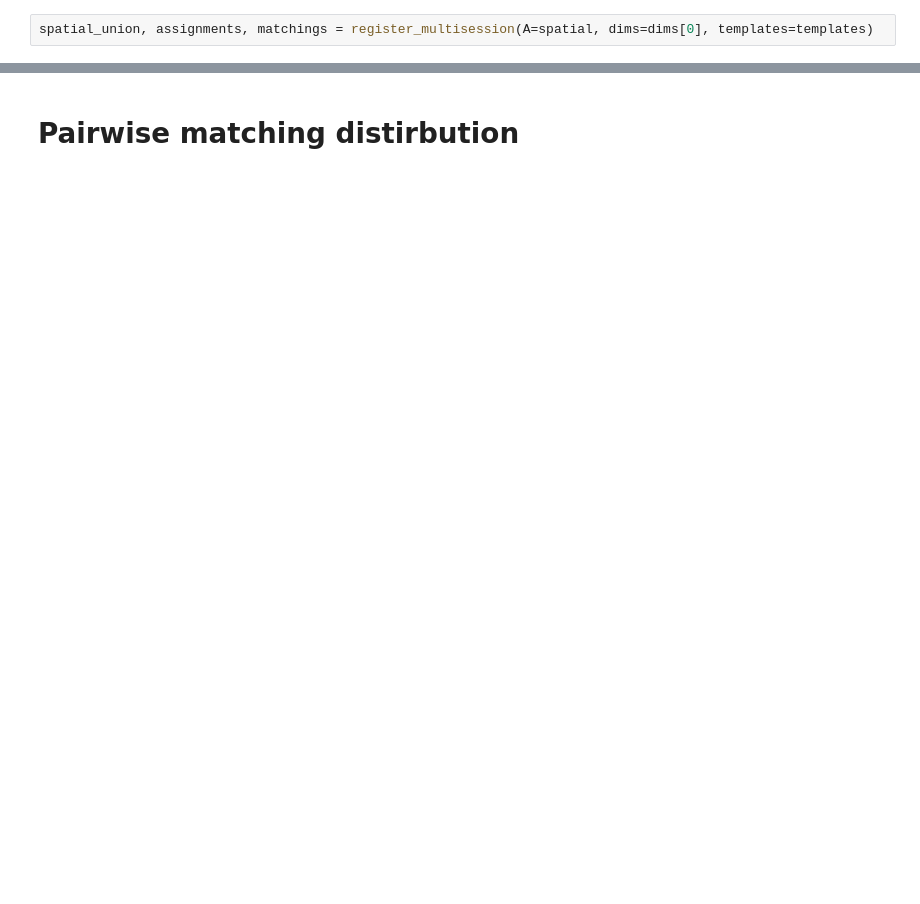
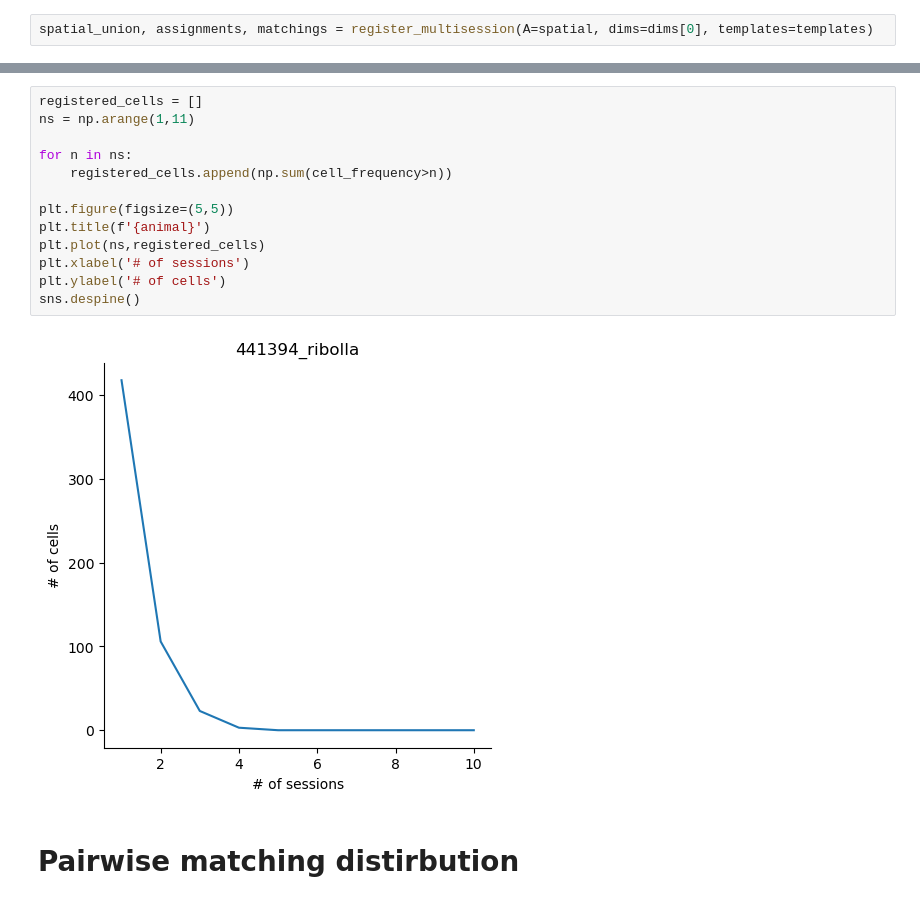
Before and after one commit to NeuroNetMem/pipeline_2p, a Jupyter notebook: pipeline/multisession_registration.ipynb, the cells around one changed output, grey strips where cells are left out. Saved outputs shown, nothing was run; the diff lists cells and outputs as text; blank space fills up the shorter version.

```diff
--- a/pipeline/multisession_registration.ipynb
+++ b/pipeline/multisession_registration.ipynb
@@ -55,2 +93,17 @@ Fraction matched: 0.184
+# %%
+registered_cells = []
+ns = np.arange(1,11)
+
+for n in ns:
+    registered_cells.append(np.sum(cell_frequency>n))
+
+plt.figure(figsize=(5,5))
+plt.title(f'{animal}')
+plt.plot(ns,registered_cells)
+plt.xlabel('# of sessions')
+plt.ylabel('# of cells')
+sns.despine()
+# %% [output]
+[figure, added]
 # %% [markdown]
 # Pairwise matching distirbution
```
Also changed, not shown: parts of 17 cells of this notebook.
